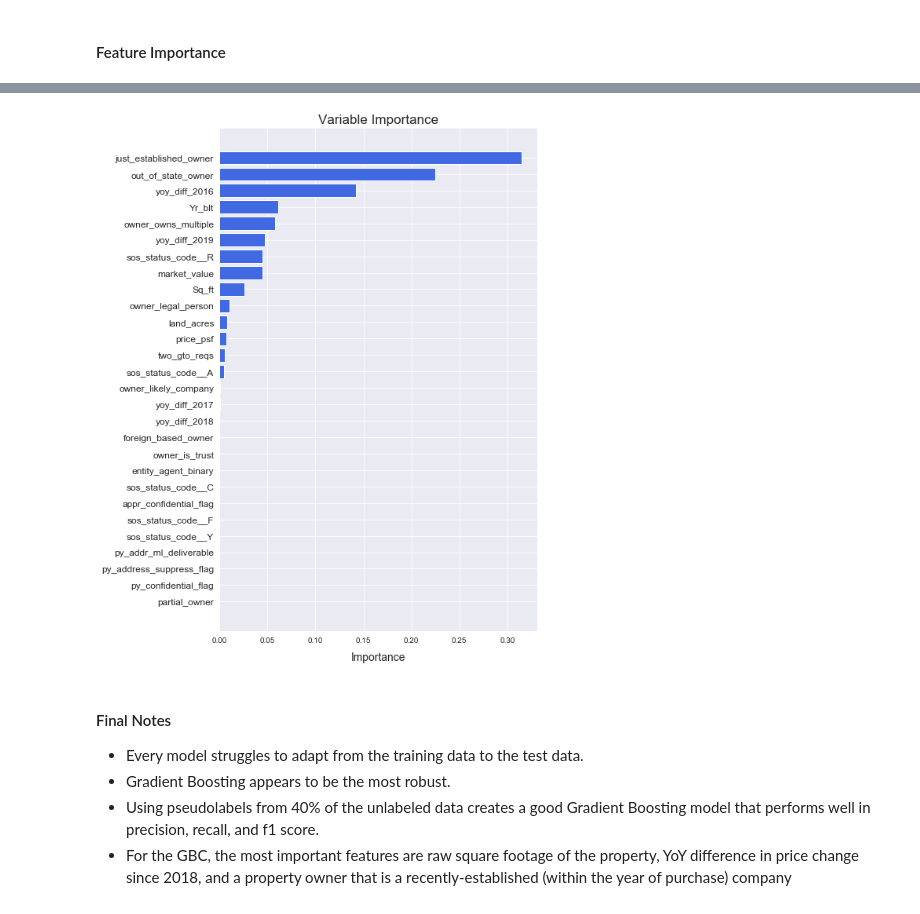
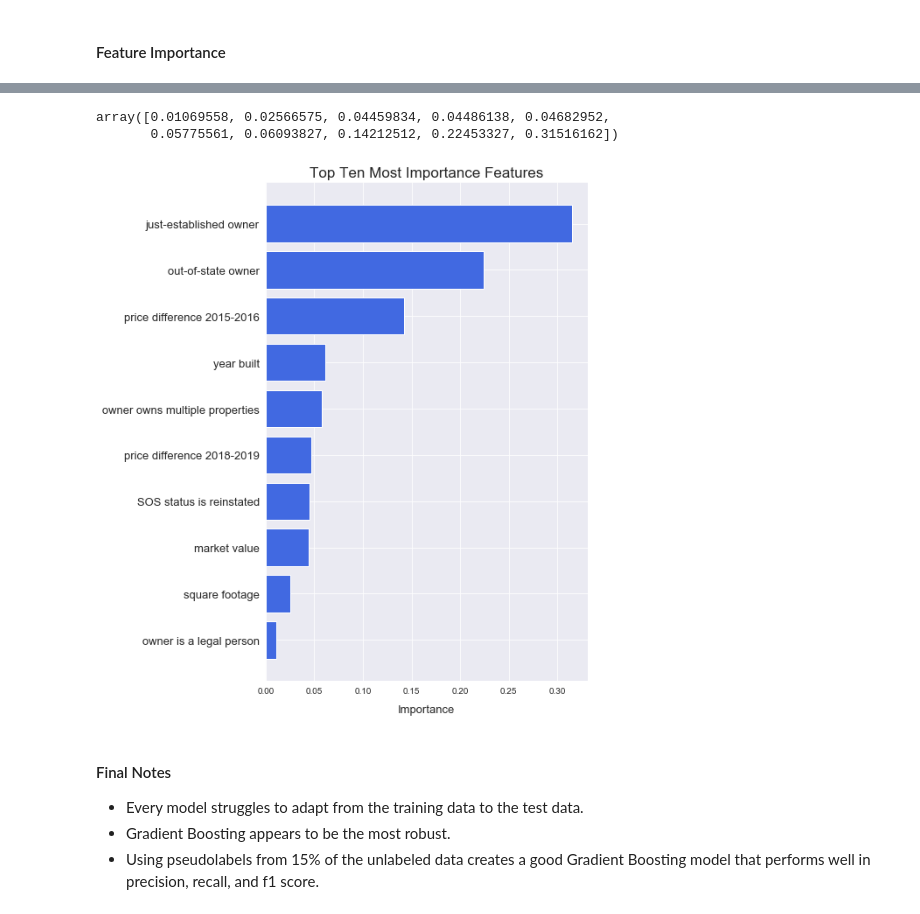
Before and after one commit to mpky/property_project, a Jupyter notebook: notebooks/semisupervised_pseudolabeling.ipynb, the cells around one changed output, grey strips where cells are left out. Saved outputs shown, nothing was run; the diff lists cells and outputs as text; code cells hidden in the pictures.

Commit message:
Produce new figures for model performance

```diff
--- a/notebooks/semisupervised_pseudolabeling.ipynb
+++ b/notebooks/semisupervised_pseudolabeling.ipynb
@@ -205,3 +203,6 @@ Model gridsearched and trained
+# %%
+# Load the model
+gbc_gs_pseudo = load('../models/gbc_gs_pseudo.joblib')
 # %%
 print('Best parameters:',gbc_gs_pseudo.best_params_)
 # %% [output]
@@ -253,21 +328,37 @@ features = X_aug.columns
+# %%
+feature_importance[sorted_idx][-10:]
+# %% [output]
+array([0.01069558, 0.02566575, 0.04459834, 0.04486138, 0.04682952,
+       0.05775561, 0.06093827, 0.14212512, 0.22453327, 0.31516162])
 # %%
 # Plot
-plt.figure(figsize=(8,10))
-pos = np.arange(sorted_idx.shape[0]) + .5
+plt.figure(figsize=(8,9))
+pos = np.arange(sorted_idx[-10:].shape[0]) + .5
+plt.barh(pos, feature_importance[sorted_idx][-10:],color='royalblue')
+readable_feats = [
+    'owner is a legal person',
+    'square footage',
+    'market value',
+    'SOS status is reinstated',
+    'price difference 2018-2019',
+    'owner owns multiple properties',
+    'year built',
+    'price difference 2015-2016',
+    'out-of-state owner',
+    'just-established owner'
+]
 
-plt.barh(pos, feature_importance[sorted_idx],color='royalblue')
-plt.yticks(pos, features[sorted_idx],fontsize=12)
-plt.xlabel('Importance',labelpad=10,fontsize=14)
-plt.title('Variable Importance',fontsize=17)
-# plt.savefig('../data/figures/gbc_variable_importance.png')
+plt.yticks(pos, readable_feats,fontsize=13)
+plt.xlabel('Importance',labelpad=10,fontsize=13)
+plt.title('Top Ten Most Importance Features',fontsize=17)
+# plt.savefig('../data/figures/gbc_variable_importance_top_ten.png')
 plt.tight_layout()
 plt.show()
 # %% [output]
-[figure, old version]
+[figure, new version]
 # %% [markdown]
 #### Final Notes
 
 - Every model struggles to adapt from the training data to the test data.
 - Gradient Boosting appears to be the most robust.
-- Using pseudolabels from 40% of the unlabeled data creates a good Gradient Boosting model that performs well in precision, recall, and f1 score.
-- For the GBC, the most important features are raw square footage of the property, YoY difference in price change since 2018, and a property owner that is a recently-established (within the year of purchase) company
+- Using pseudolabels from 15% of the unlabeled data creates a good Gradient Boosting model that performs well in precision, recall, and f1 score.
```
Also changed, not shown: parts of 9 cells of this notebook, 3 other files.
